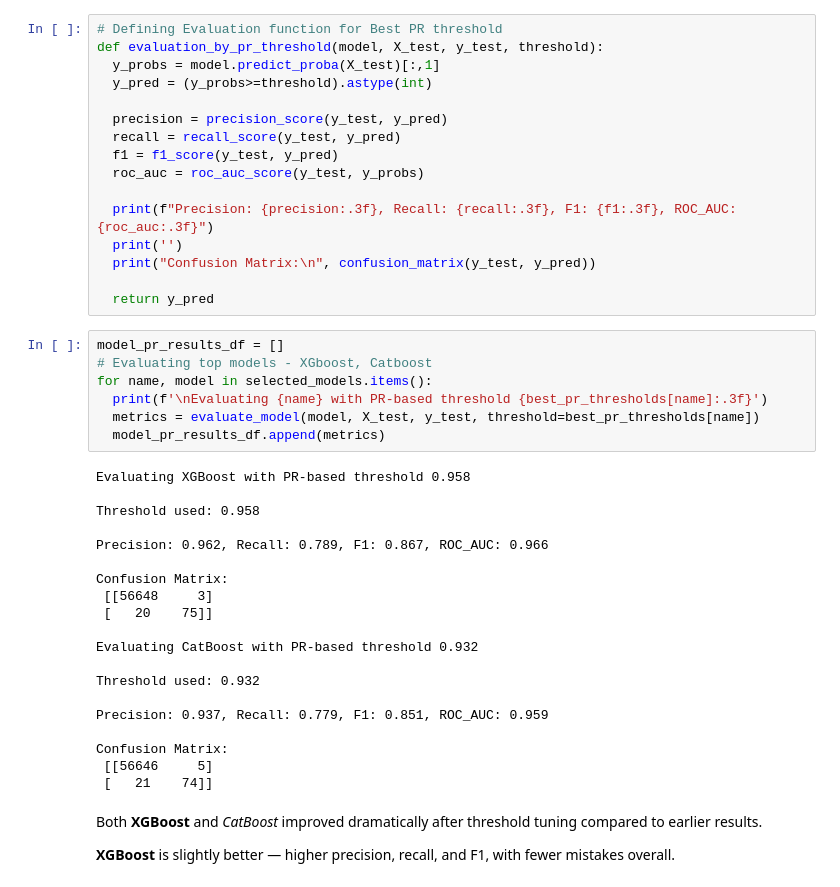
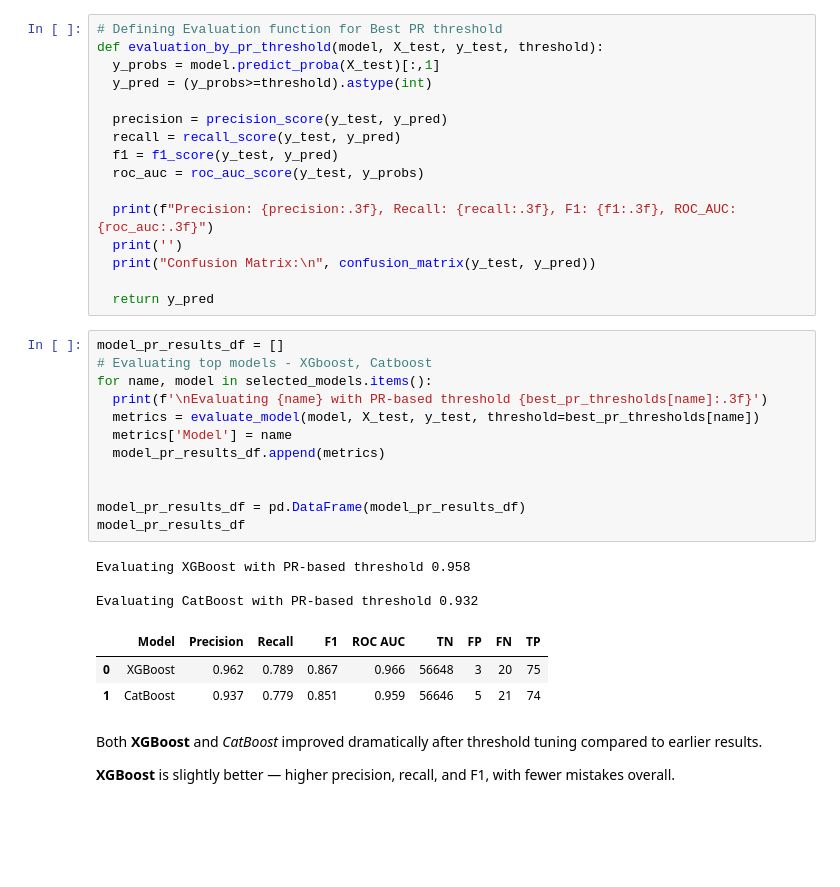
Before and after one commit to rixwan-khan/Credit_Card_Fraud_Detection, a Jupyter notebook: credit_card_fraud_detection.ipynb, the cells around one changed output. Saved outputs shown, nothing was run; the diff lists cells and outputs as text; blank space fills up the shorter version.

```diff
--- a/credit_card_fraud_detection.ipynb
+++ b/credit_card_fraud_detection.ipynb
@@ -674,30 +634,22 @@ def evaluation_by_pr_threshold(model, X_test, y_test, threshold):
 # %%
 model_pr_results_df = []
 # Evaluating top models - XGboost, Catboost
 for name, model in selected_models.items():
   print(f'\nEvaluating {name} with PR-based threshold {best_pr_thresholds[name]:.3f}')
   metrics = evaluate_model(model, X_test, y_test, threshold=best_pr_thresholds[name])
+  metrics['Model'] = name
   model_pr_results_df.append(metrics)
+
+
+model_pr_results_df = pd.DataFrame(model_pr_results_df)
+model_pr_results_df
 # %% [output]
 Evaluating XGBoost with PR-based threshold 0.958
 
-Threshold used: 0.958
-
-Precision: 0.962, Recall: 0.789, F1: 0.867, ROC_AUC: 0.966
-
-Confusion Matrix:
- [[56648     3]
- [   20    75]]
-
 Evaluating CatBoost with PR-based threshold 0.932
-
-Threshold used: 0.932
-
-Precision: 0.937, Recall: 0.779, F1: 0.851, ROC_AUC: 0.959
-
-Confusion Matrix:
- [[56646     5]
- [   21    74]]
+|  | Model | Precision | Recall | F1 | ROC AUC | TN | FP | FN | TP |
+| 0 | XGBoost | 0.962 | 0.789 | 0.867 | 0.966 | 56648 | 3 | 20 | 75 |
+| 1 | CatBoost | 0.937 | 0.779 | 0.851 | 0.959 | 56646 | 5 | 21 | 74 |
 # %% [markdown]
 Both **XGBoost** and *CatBoost* improved dramatically after threshold tuning compared to earlier results.
 
```
Also changed, not shown: parts of 6 cells of this notebook.
